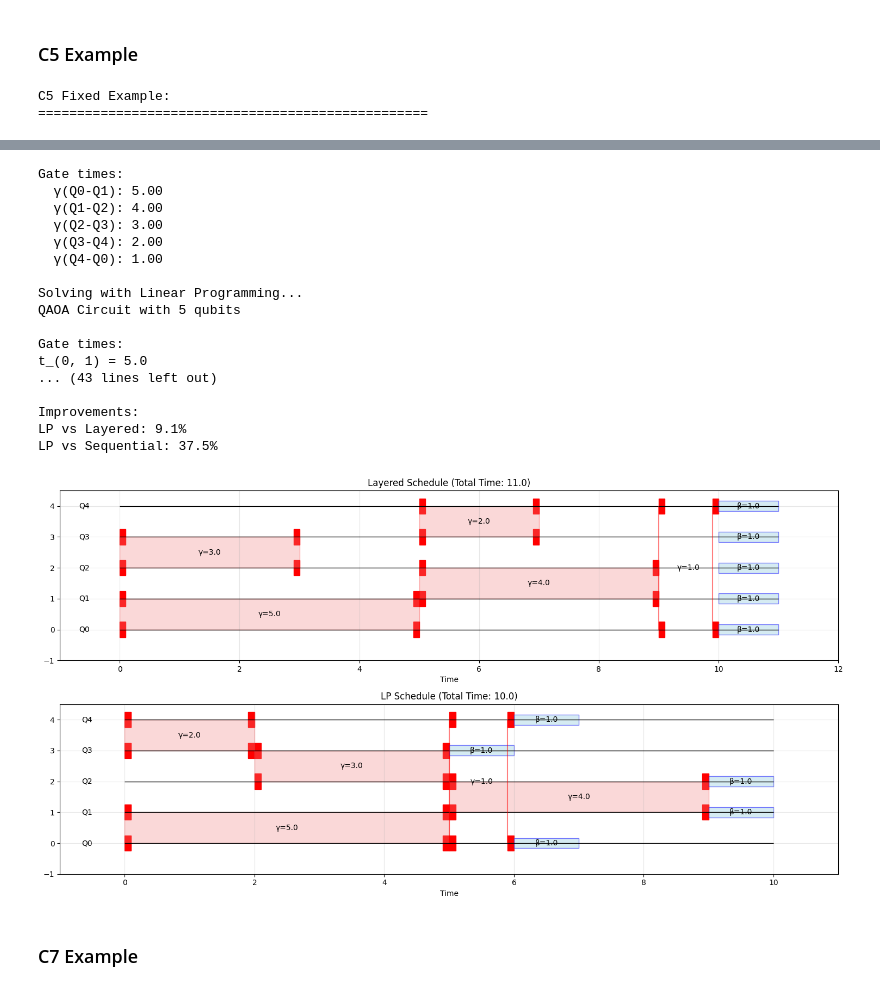
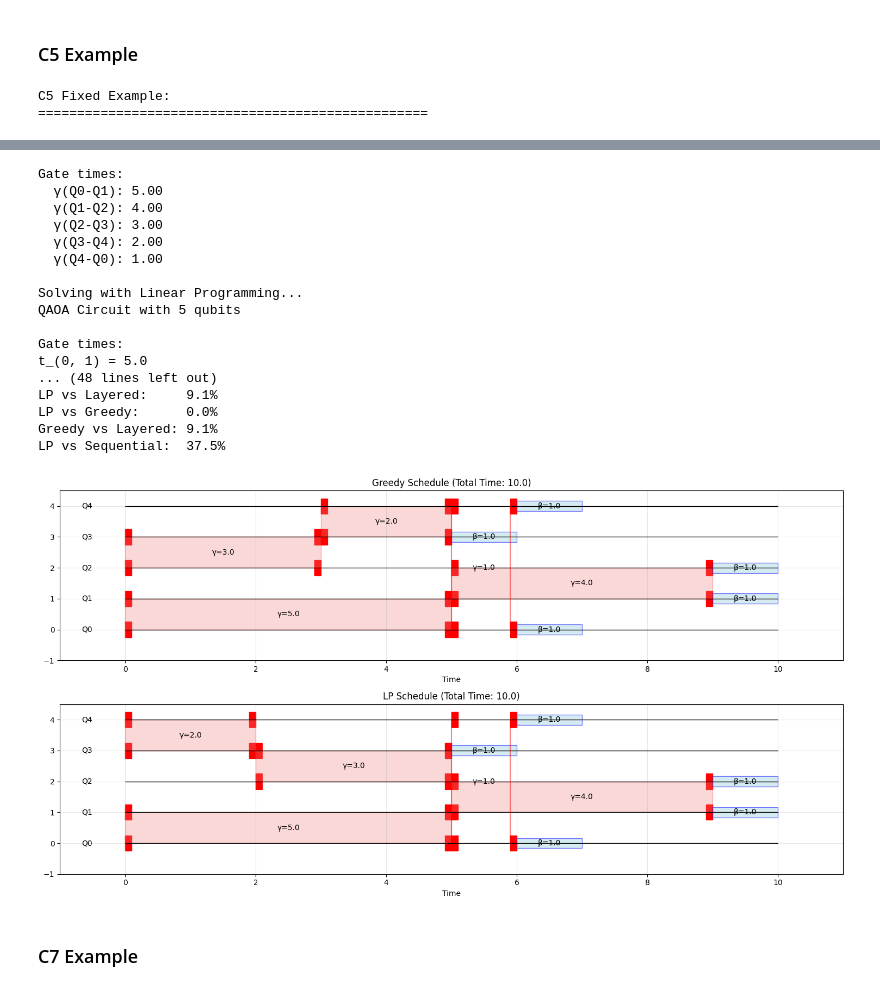
Before and after one commit to Mostafa-Atallah2020/QintProg, a Jupyter notebook: notebooks/QAOA schedueling.ipynb, the cells around one changed output, grey strips where cells are left out. Drawn from its saved outputs; the diff is of its cells as text; code cells hidden in the pictures.

Commit message:
Compare greedy vs LP schedueling

```diff
--- a/notebooks/QAOA schedueling.ipynb
+++ b/notebooks/QAOA schedueling.ipynb
@@ -10,7 +10,7 @@ from src.visualization import visualize_cyclic_graph
 # Create plots directory
 os.makedirs("plots", exist_ok=True)
 # %%
-selected_schedules = ["Layered", "LP"]
+selected_schedules = ["Greedy", "LP"]  # Only include Greedy and LP methods
 
 
 def run_example_comparison(circuit: QAOACircuit, name: str):
@@ -38,19 +38,26 @@ def run_example_comparison(circuit: QAOACircuit, name: str):
     print("\nSolving with Layered approach...")
     layered_result = scheduler.schedule_layered()
 
+    print("\nSolving with Greedy approach...")
+    greedy_result = scheduler.schedule_greedy()  # Add Greedy scheduling calculation
+
     seqt = lp_result.total_time_before
     layt = layered_result.total_time_after
     lpt = lp_result.total_time_after
+    greedyt = greedy_result.total_time_after  # Add Greedy time variable
 
     print("\nResults Comparison:")
     print("-" * 30)
     print(f"Sequential time:  {seqt:.2f}")
-    print(f"Layered time:    {layt:.2f}")
-    print(f"LP time:         {lpt:.2f}")
+    print(f"Layered time:     {layt:.2f}")
+    print(f"Greedy time:      {greedyt:.2f}")  # Add Greedy result to output
+    print(f"LP time:          {lpt:.2f}")
 
     print("\nImprovements:")
-    print(f"LP vs Layered: {(np.abs(lpt - layt))/layt:.1%}")
-    print(f"LP vs Sequential: {(np.abs(lpt - seqt))/seqt:.1%}")
+    print(f"LP vs Layered:     {(np.abs(lpt - layt))/layt:.1%}")
+    print(f"LP vs Greedy:      {(np.abs(lpt - greedyt))/greedyt:.1%}")  # Add LP vs Greedy comparison
+    print(f"Greedy vs Layered: {(np.abs(greedyt - layt))/layt:.1%}")  # Add Greedy vs Layered comparison
+    print(f"LP vs Sequential:  {(np.abs(lpt - seqt))/seqt:.1%}")
 
     # Visualize all schedules
     results = {
@@ -63,13 +70,14 @@ def run_example_comparison(circuit: QAOACircuit, name: str):
             gate_timings={},
         ),
         "Layered": layered_result,
+        "Greedy": greedy_result,  # Add Greedy result to the visualization
         "LP": lp_result,
     }
     scheduler.visualize_schedule_comparison(
         results, selected_schedules, save_path=f"plots/{name.lower()}_schedule.pdf"
     )
 
-    return layered_result, lp_result
+    return layered_result, greedy_result, lp_result  # Also return the greedy result
 # %% [markdown]
 ### C5 Example
 # %%
@@ -87,31 +96,31 @@ def example_c5_circuit() -> QAOACircuit:
 
     return QAOACircuit(n_qubits=n_qubits, gamma_gates=gamma_gates, beta_time=beta_time)
 # %%
-# Run examples
+# Run C5 example
 c5_circuit = example_c5_circuit()
-c5_layered, c5_lp = run_example_comparison(c5_circuit, "C5 Fixed")
+c5_layered, c5_greedy, c5_lp = run_example_comparison(c5_circuit, "C5 Fixed")
 # %% [output]
 C5 Fixed Example:
 ==================================================
 [figure]
 Gate times:
   γ(Q0-Q1): 5.00
   γ(Q1-Q2): 4.00
   γ(Q2-Q3): 3.00
   γ(Q3-Q4): 2.00
   γ(Q4-Q0): 1.00
 
 Solving with Linear Programming...
 QAOA Circuit with 5 qubits
 
 Gate times:
 t_(0, 1) = 5.0
-... (43 lines left out)
-
-Improvements:
-LP vs Layered: 9.1%
-LP vs Sequential: 37.5%
+... (48 lines left out)
+LP vs Layered:     9.1%
+LP vs Greedy:      0.0%
+Greedy vs Layered: 9.1%
+LP vs Sequential:  37.5%
-[figure, old version]
+[figure, new version]
 # %% [markdown]
 ### C7 Example
 # %%
```
Also changed, not shown: parts of 5 cells of this notebook, 8 other files.
